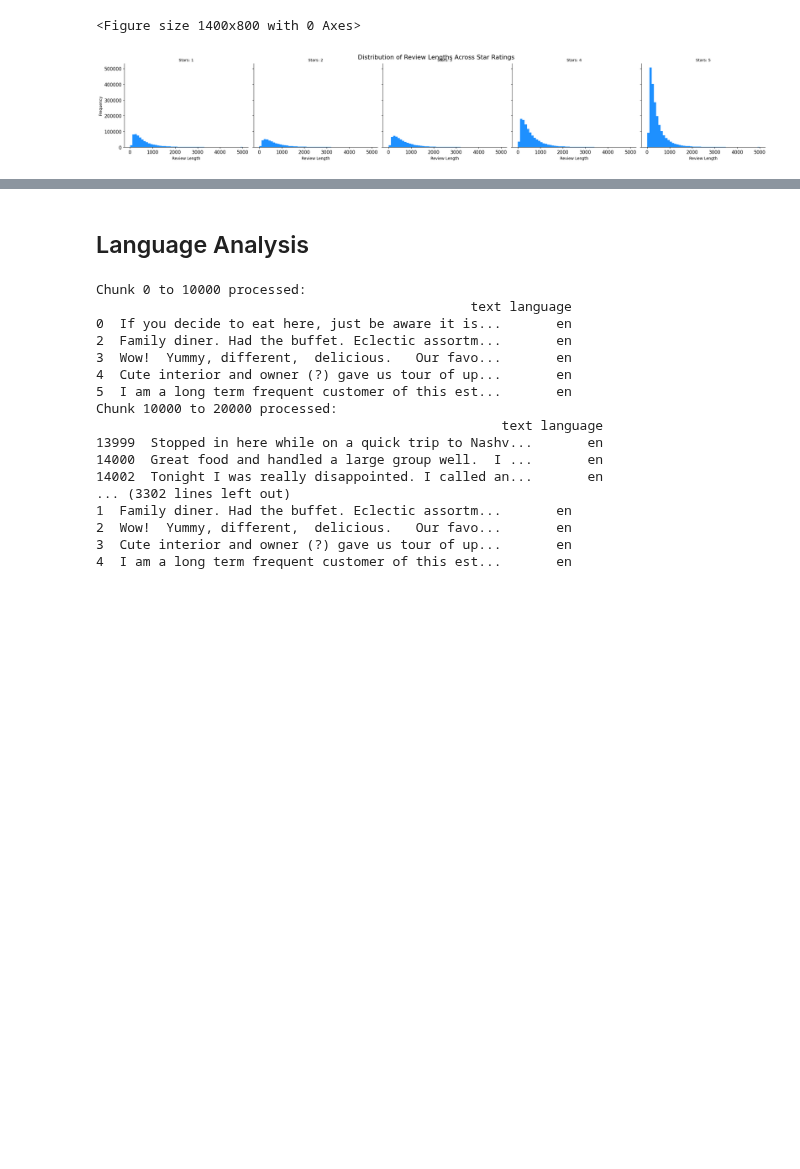
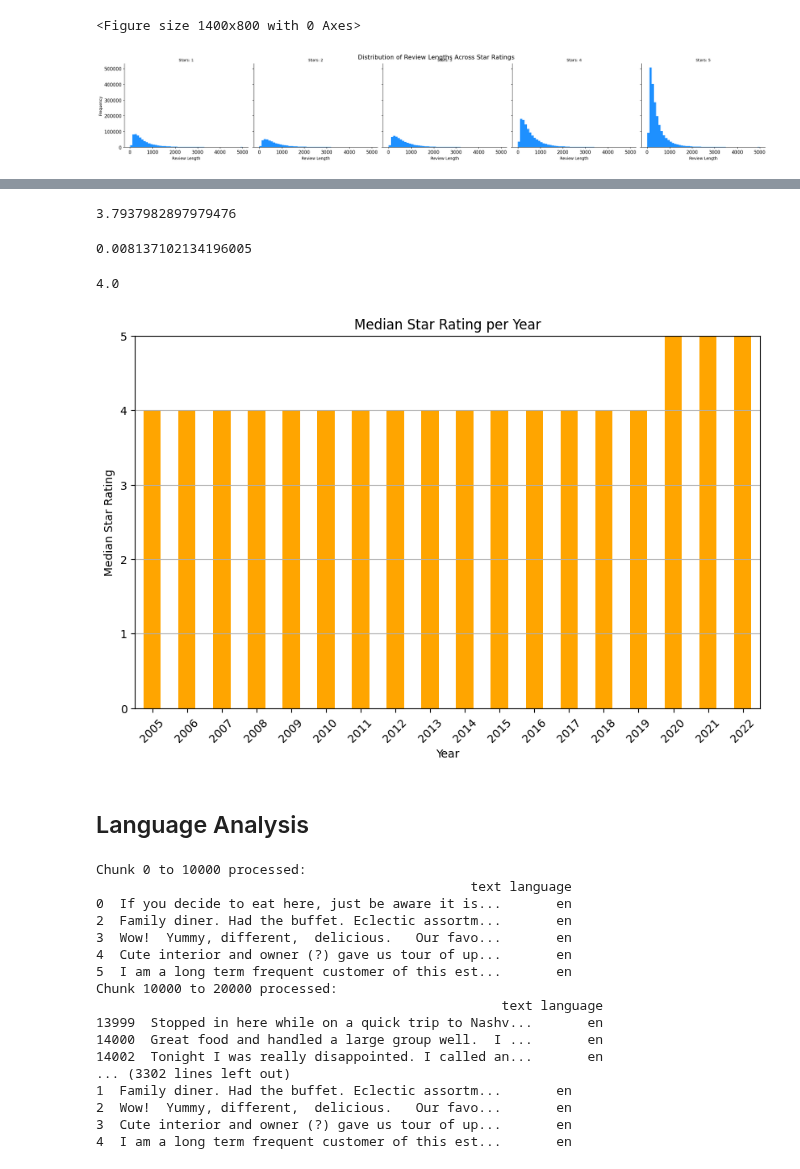
Before and after one commit to Dimasaur/scorecast, a Jupyter notebook: eda/victoria_review_eda.ipynb, the cells around one changed output, grey strips where cells are left out. Cells and saved outputs as stored; diff of their text form; code cells hidden in the pictures; blank space fills up the shorter version.

```diff
--- a/eda/victoria_review_eda.ipynb
+++ b/eda/victoria_review_eda.ipynb
@@ -179,3 +223,41 @@ plt.show()
+# %%
+# Calculate the overall average star rating across all years
+overall_average_stars = filtered_review['stars'].mean()
+
+overall_average_stars
+# %% [output]
+3.7937982897979476
+# %%
+# Calculate the MSE compared to the overall average
+mse = ((average_stars_per_year - overall_average_stars) ** 2).mean()
+mse
+# %% [output]
+0.008137102134196005
+# %%
+# Calculate the median star rating per year
+median_stars_per_year = filtered_review.groupby('year')['stars'].median()
+
+# Calculate the overall median star rating across all years
+overall_median_stars = filtered_review['stars'].median()
+
+overall_median_stars
+# %% [output]
+4.0
+# %%
+# Plotting the median star rating per year
+plt.figure(figsize=(10, 6))
+median_stars_per_year.plot(kind='bar', color='orange')
+plt.title('Median Star Rating per Year')
+plt.xlabel('Year')
+plt.ylabel('Median Star Rating')
+plt.xticks(rotation=45)
+plt.ylim(0, 5)
+plt.grid(axis='y')
+
+# Display the plot
+plt.show()
+# %% [output]
+[figure, added]
 # %% [markdown]
 ## Language Analysis
 # %%
```
Also changed, not shown: parts of 6 cells of this notebook, 1 other file.
